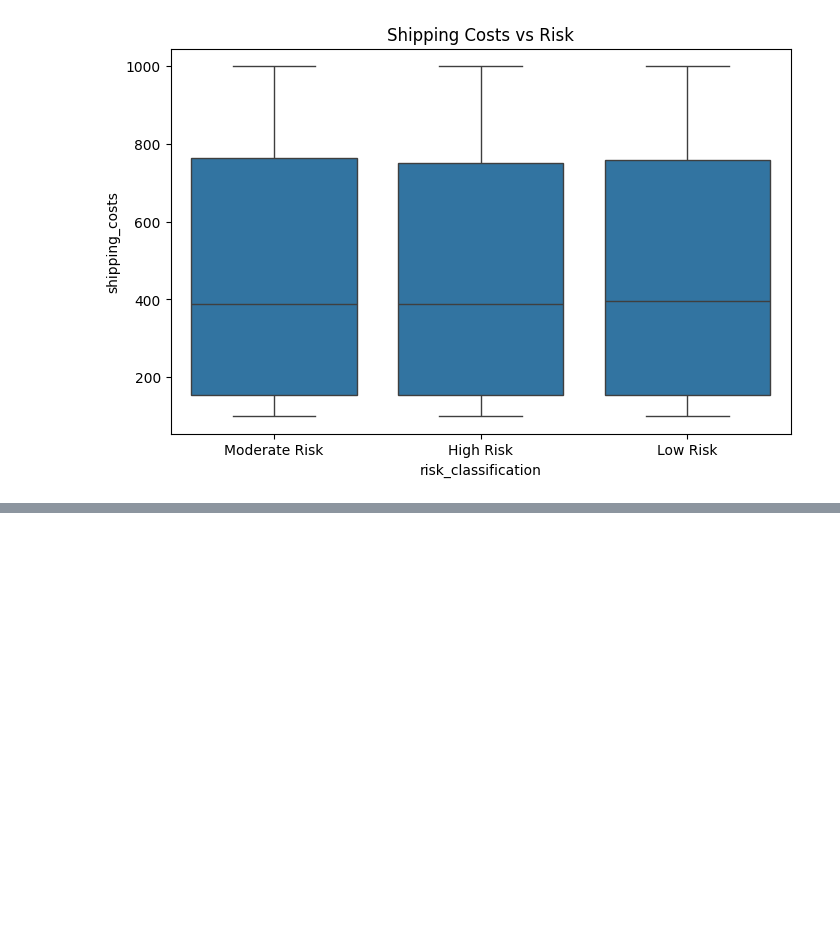
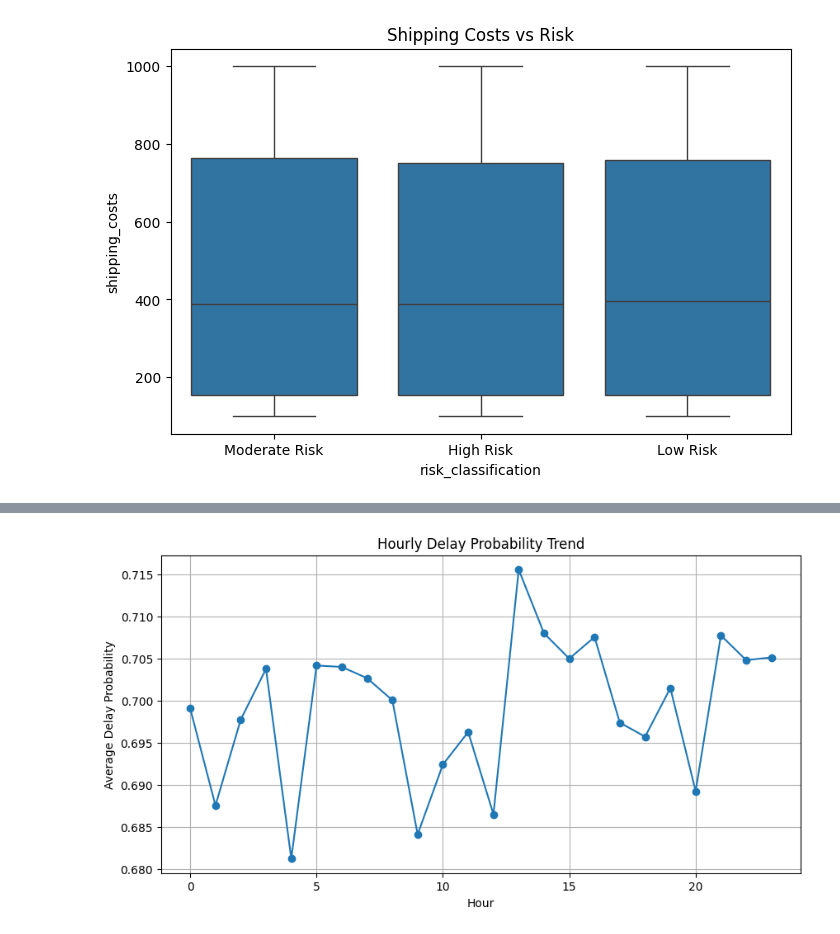
Before and after one commit to 24AIML048-Vidhi/AI_SupplyChain_Risk, a Jupyter notebook: notebooks/eda.ipynb, the cells around one changed output, grey strips where cells are left out. Saved outputs shown, nothing was run; the diff lists cells and outputs as text; code cells hidden in the pictures; blank space fills up the shorter version.

```diff
--- a/notebooks/eda.ipynb
+++ b/notebooks/eda.ipynb
@@ -221,0 +263,13 @@ plt.show()
+# %%
+hourly_delay = df.groupby('hour')['delay_probability'].mean()
+
+plt.figure(figsize=(10,5))
+hourly_delay.plot(marker='o')
+
+plt.title("Hourly Delay Probability Trend")
+plt.xlabel("Hour")
+plt.ylabel("Average Delay Probability")
+plt.grid()
+plt.show()
+# %% [output]
+[figure, added]
```
Also changed, not shown: parts of 6 cells of this notebook.
